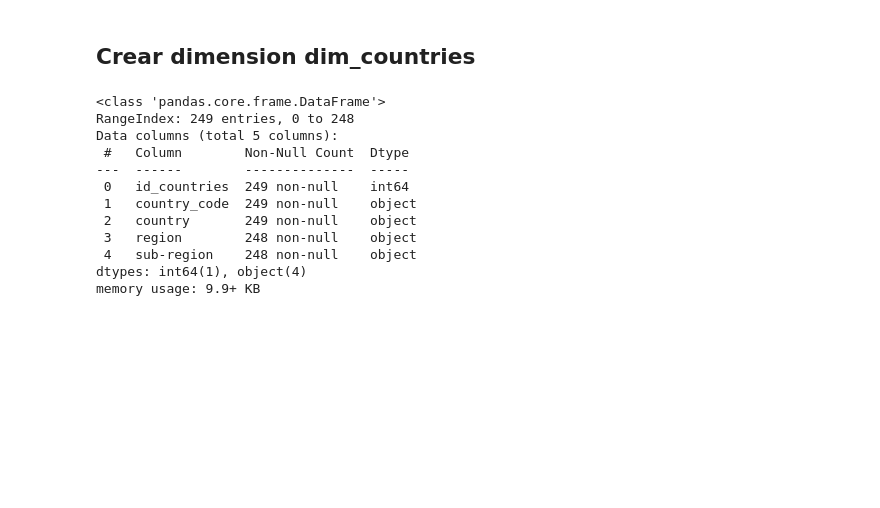
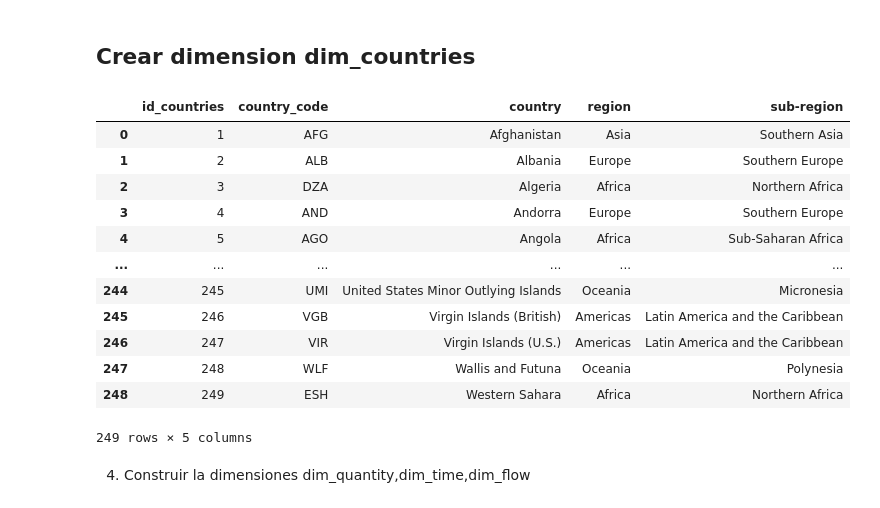
Before and after one commit to Vrtx566/Fundamentos-Analitica, a Jupyter notebook: orquestador_etl.ipynb, the cells around one changed output. Cells and saved outputs as stored; diff of their text form; code cells hidden in the pictures; blank space fills up the shorter version.

```diff
--- a/orquestador_etl.ipynb
+++ b/orquestador_etl.ipynb
@@ -230,25 +230,28 @@ dim_codes
 # %%
 #limpiar el data frame df_country
 df_country_clean = df_country.copy()
 df_country_clean = df_country_clean[['alpha-3','country','region','sub-region']]
 df_country_clean = df_country_clean[df_country_clean['alpha-3'].notnull()]
 df_country_clean.rename(columns={'alpha-3':'country_code'},inplace=True)
 
 dim_countries=df_country_clean.copy()
 dim_countries.reset_index(drop = True, inplace=True)
 dim_countries['id_countries']= dim_countries.index+1
 dim_countries= dim_countries[['id_countries','country_code','country','region','sub-region']]
-dim_countries.info()
+dim_countries
 # %% [output]
+|  | id_countries | country_code | country | region | sub-region |
+| 0 | 1 | AFG | Afghanistan | Asia | Southern Asia |
+| 1 | 2 | ALB | Albania | Europe | Southern Europe |
+| 2 | 3 | DZA | Algeria | Africa | Northern Africa |
+| 3 | 4 | AND | Andorra | Europe | Southern Europe |
+| 4 | 5 | AGO | Angola | Africa | Sub-Saharan Africa |
+| ... | ... | ... | ... | ... | ... |
+| 244 | 245 | UMI | United States Minor Outlying Islands | Oceania | Micronesia |
+| 245 | 246 | VGB | Virgin Islands (British) | Americas | Latin America and the Caribbean |
+| 246 | 247 | VIR | Virgin Islands (U.S.) | Americas | Latin America and the Caribbean |
+| 247 | 248 | WLF | Wallis and Futuna | Oceania | Polynesia |
+| 248 | 249 | ESH | Western Sahara | Africa | Northern Africa |
-<class 'pandas.core.frame.DataFrame'>
-RangeIndex: 249 entries, 0 to 248
-Data columns (total 5 columns):
- #   Column        Non-Null Count  Dtype
----  ------        --------------  -----
- 0   id_countries  249 non-null    int64
- 1   country_code  249 non-null    object
- 2   country       249 non-null    object
- 3   region        248 non-null    object
- 4   sub-region    248 non-null    object
-dtypes: int64(1), object(4)
-memory usage: 9.9+ KB
+249 rows × 5 columns
+# %% [markdown]
+4. Construir la dimensiones dim_quantity,dim_time,dim_flow
```
Also changed, not shown: parts of 14 cells of this notebook, 6 other files.
